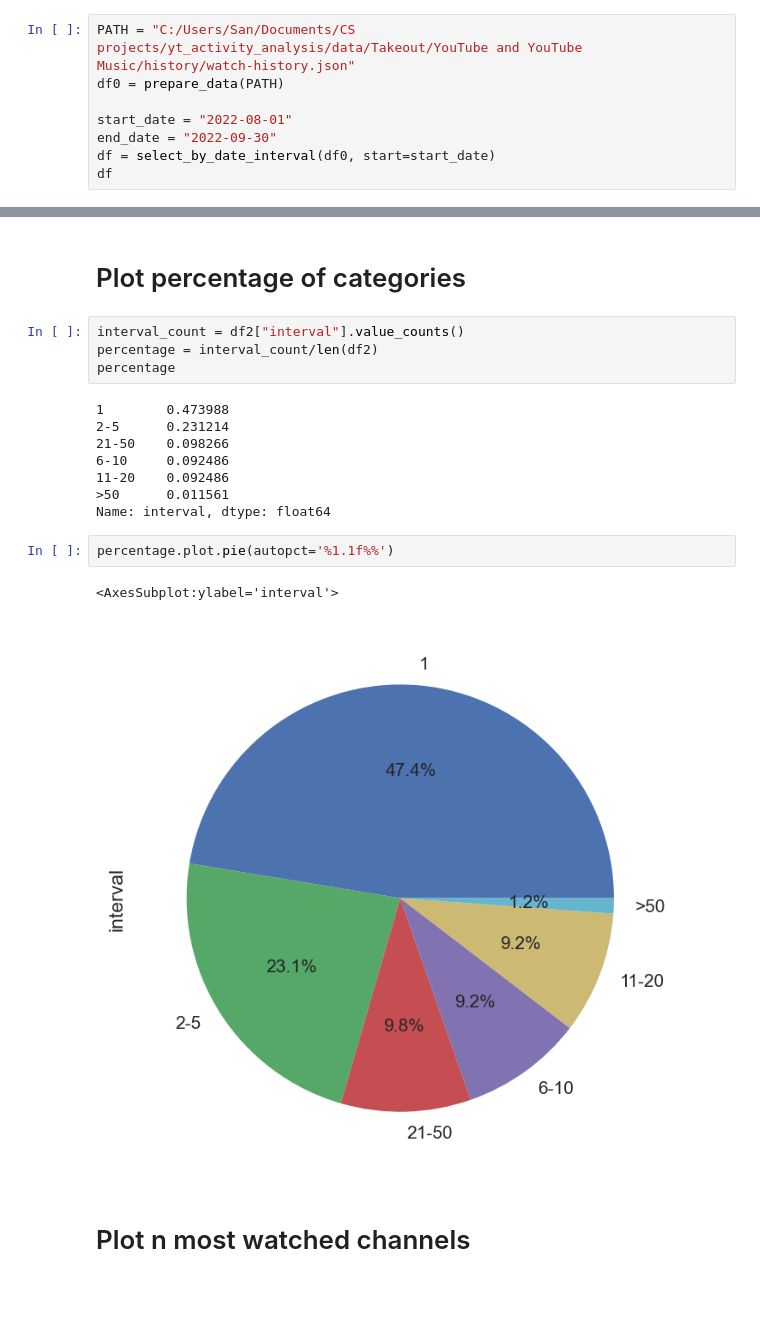
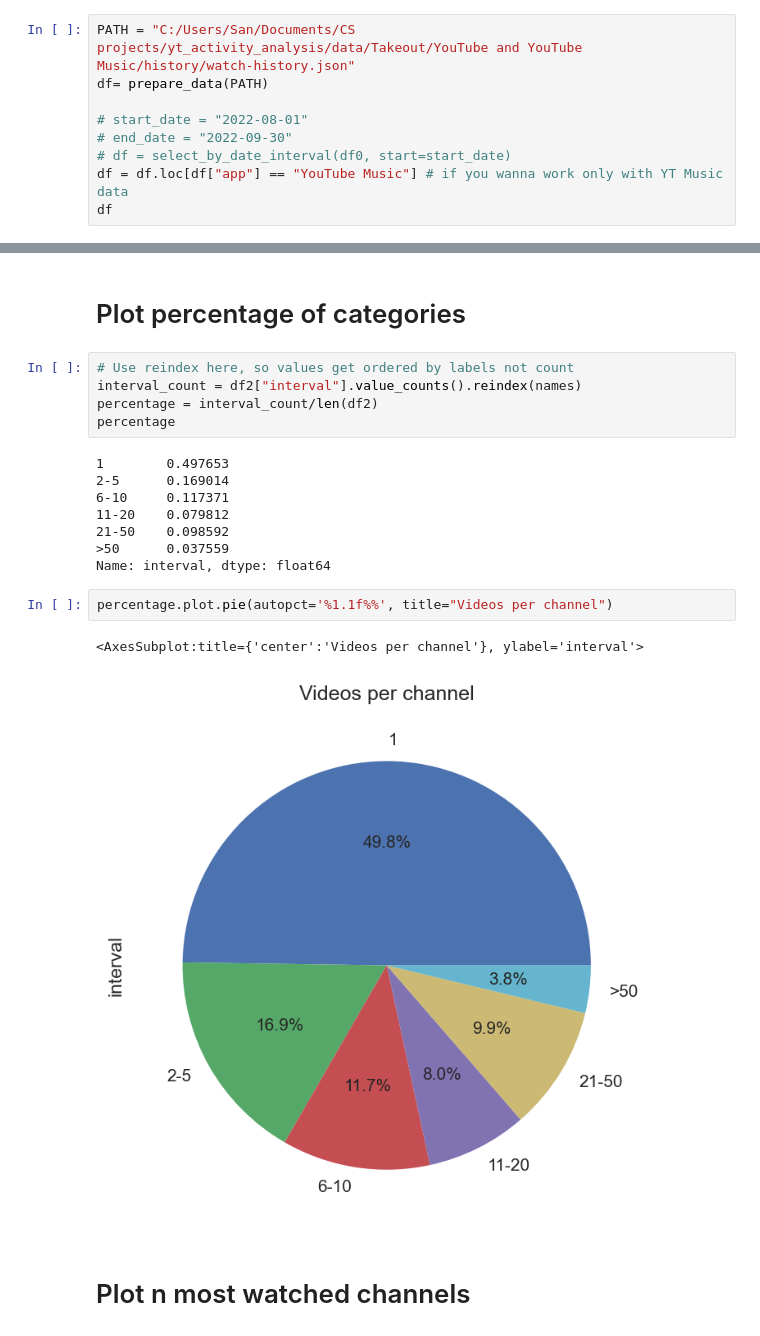
Before and after one commit to SanAntonik/yt_activity_analysis, a Jupyter notebook: explore.ipynb, the cells around one changed output, grey strips where cells are left out. Drawn from its saved outputs; the diff is of its cells as text; blank space fills up the shorter version.

Commit message:
Order pie chart slices by their labels, not in decreasing order of values

```diff
--- a/explore.ipynb
+++ b/explore.ipynb
@@ -14,10 +14,11 @@ plt.rcParams['figure.dpi'] = 150 # make your graphs bigger
 style.use('seaborn') # apply style for your plot. Hard to read letters in pie charts if style isn't suitable
 # %%
 PATH = "C:/Users/San/Documents/CS projects/yt_activity_analysis/data/Takeout/YouTube and YouTube Music/history/watch-history.json"
-df0 = prepare_data(PATH)
+df= prepare_data(PATH)
 
-start_date = "2022-08-01"
-end_date = "2022-09-30"
-df = select_by_date_interval(df0, start=start_date)
+# start_date = "2022-08-01"
+# end_date = "2022-09-30"
+# df = select_by_date_interval(df0, start=start_date)
+df = df.loc[df["app"] == "YouTube Music"] # if you wanna work only with YT Music data
 df
 # %% [output]
@@ -80,22 +82,23 @@ df2
 # %% [markdown]
 # Plot percentage of categories
 # %%
-interval_count = df2["interval"].value_counts()
+# Use reindex here, so values get ordered by labels not count
+interval_count = df2["interval"].value_counts().reindex(names)
 percentage = interval_count/len(df2)
 percentage
 # %% [output]
-1        0.473988
-2-5      0.231214
-21-50    0.098266
-6-10     0.092486
-11-20    0.092486
->50      0.011561
+1        0.497653
+2-5      0.169014
+6-10     0.117371
+11-20    0.079812
+21-50    0.098592
+>50      0.037559
 Name: interval, dtype: float64
 # %%
-percentage.plot.pie(autopct='%1.1f%%')
+percentage.plot.pie(autopct='%1.1f%%', title="Videos per channel")
 # %% [output]
-<AxesSubplot:ylabel='interval'>
+<AxesSubplot:title={'center':'Videos per channel'}, ylabel='interval'>
-[figure, old version]
+[figure, new version]
 # %% [markdown]
 # Plot n most watched channels
 # %%
```
Also changed, not shown: parts of 10 cells of this notebook.
